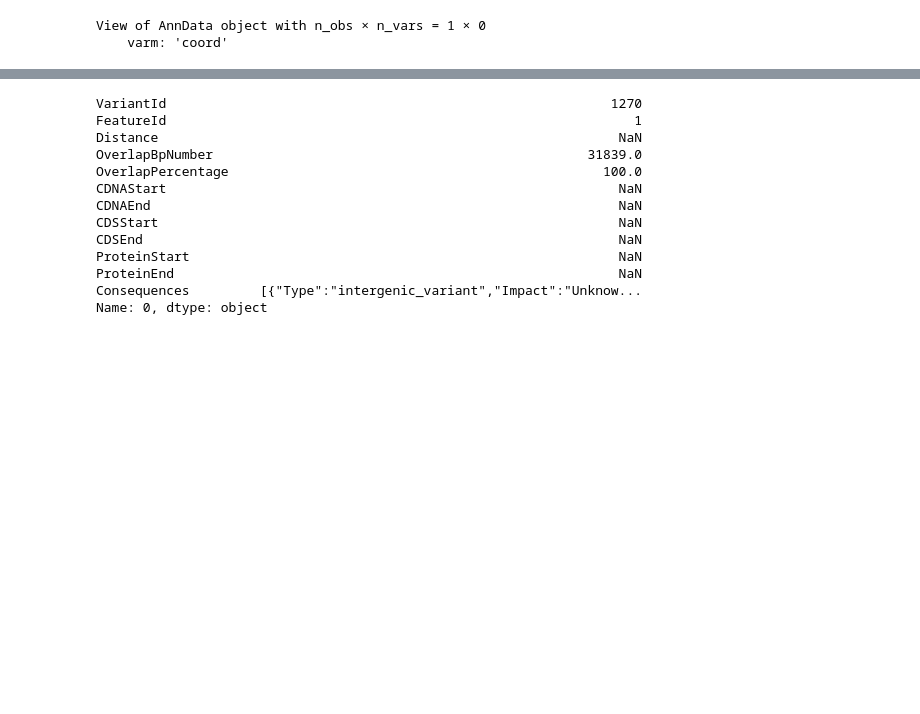
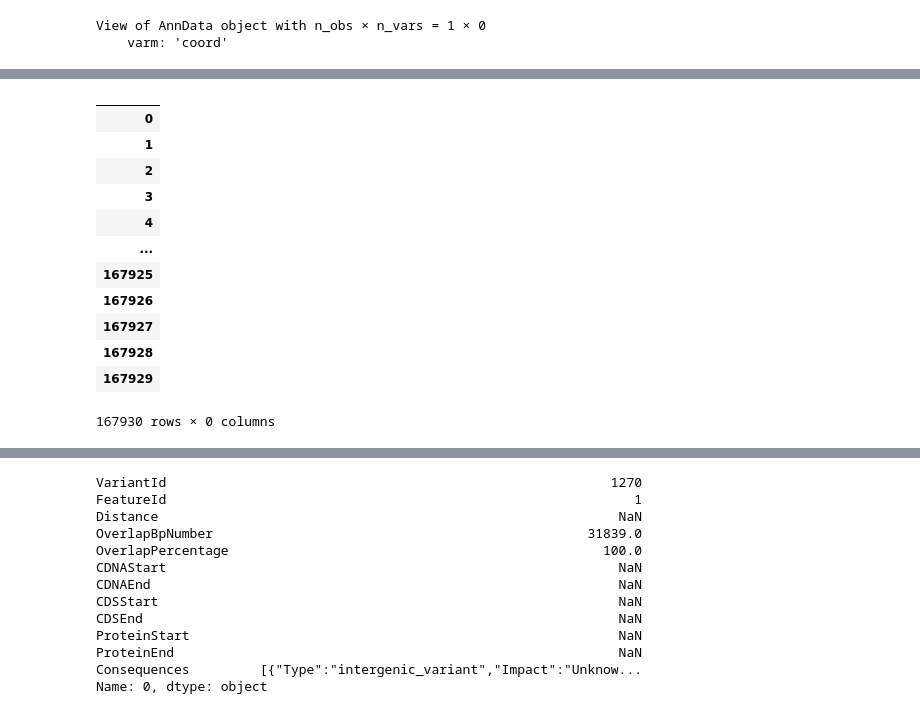
Before and after one commit to schlesnerlab/anndata-ranges, a Jupyter notebook: codebase/oe0260.ipynb, the cells around one changed output, grey strips where cells are left out. Drawn from its saved outputs; the diff is of its cells as text; code cells hidden in the pictures; blank space fills up the shorter version.

```diff
--- a/code/oe0260.ipynb
+++ b/codebase/oe0260.ipynb
@@ -160,3 +177,19 @@ cnv_transcript = pd.read_csv('data/OE0260/unite_data/CnvAffectedTranscripts.csv'
+# %%
+pd.json_normalize(cnv_transcript.Consequences.str[1:].str[:-1])
+# %% [output]
+|  |
+| 0 |
+| 1 |
+| 2 |
+| 3 |
+| 4 |
+| ... |
+| 167925 |
+| 167926 |
+| 167927 |
+| 167928 |
+| 167929 |
+167930 rows × 0 columns
 # %%
 cnv_transcript.Consequences.unique()
 # %% [output]
```
Also changed, not shown: parts of 2 cells of this notebook, 10 other files.
